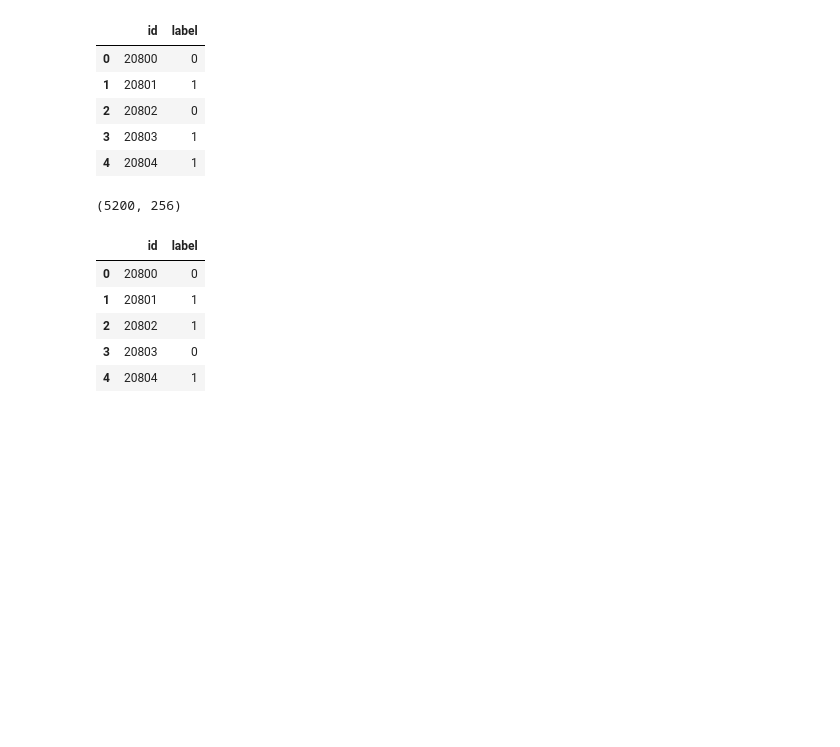
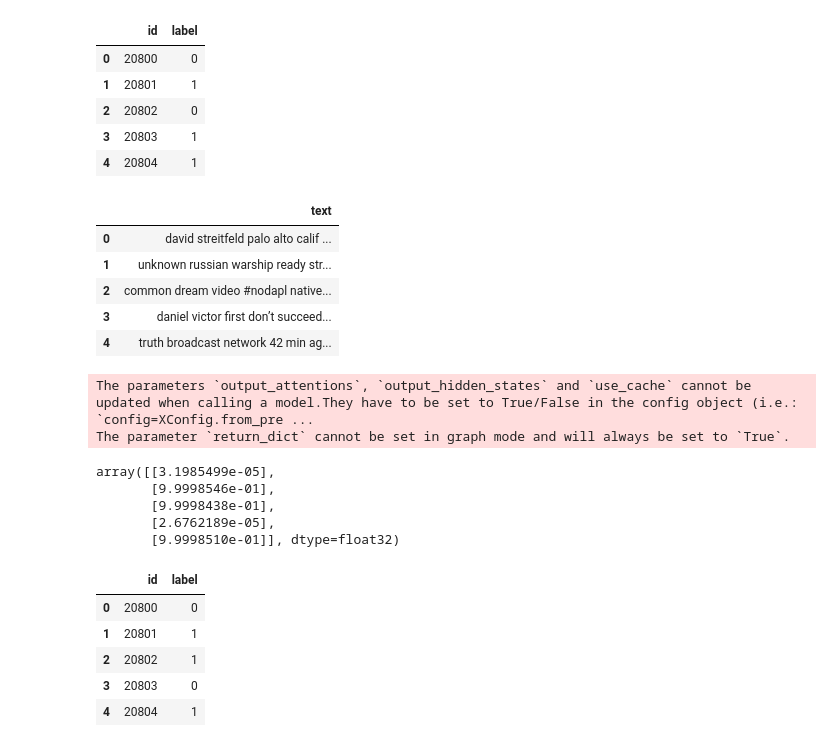
Before and after one commit to jerife/Kaggle, a Jupyter notebook: 06 Fake News.ipynb, the cells around one changed output. Drawn from its saved outputs; the diff is of its cells as text; code cells hidden in the pictures; blank space fills up the shorter version.

```diff
--- a/06 Fake News.ipynb
+++ b/06 Fake News.ipynb
@@ -546,7 +704,12 @@ submission.head()
 | 2 | 20802 | 0 |
 | 3 | 20803 | 1 |
 | 4 | 20804 | 1 |
-# %%
-x_test.shape
-# %% [output]
-(5200, 256)
+# %%
+test_df.head()
+# %% [output]
+|  | text |
+| 0 | david streitfeld palo alto calif ... |
+| 1 | unknown russian warship ready str... |
+| 2 | common dream video #nodapl native... |
+| 3 | daniel victor first don’t succeed... |
+| 4 | truth broadcast network 42 min ag... |
@@ -553,5 +720,16 @@ x_test.shape
 # %%
-pred = model.predict(x_test)
+pred = model.predict([test_input_ids,test_attention_masks])
+# %% [output]
+The parameters `output_attentions`, `output_hidden_states` and `use_cache` cannot be updated when calling a model.They have to be set to True/False in the config object (i.e.: `config=XConfig.from_pre ...
+The parameter `return_dict` cannot be set in graph mode and will always be set to `True`.
+# %%
+pred[:5]
+# %% [output]
+array([[3.1985499e-05],
+       [9.9998546e-01],
+       [9.9998438e-01],
+       [2.6762189e-05],
+       [9.9998510e-01]], dtype=float32)
 # %%
 submission['label'] = (pred>0.5).astype(int)
 # %%
```
Also changed, not shown: parts of 25 cells of this notebook.
